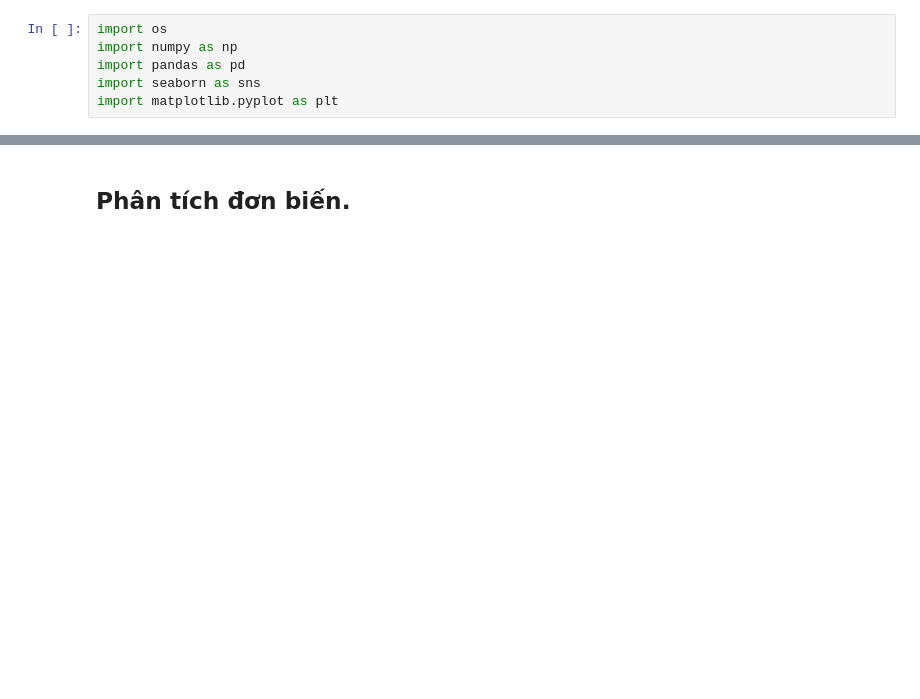
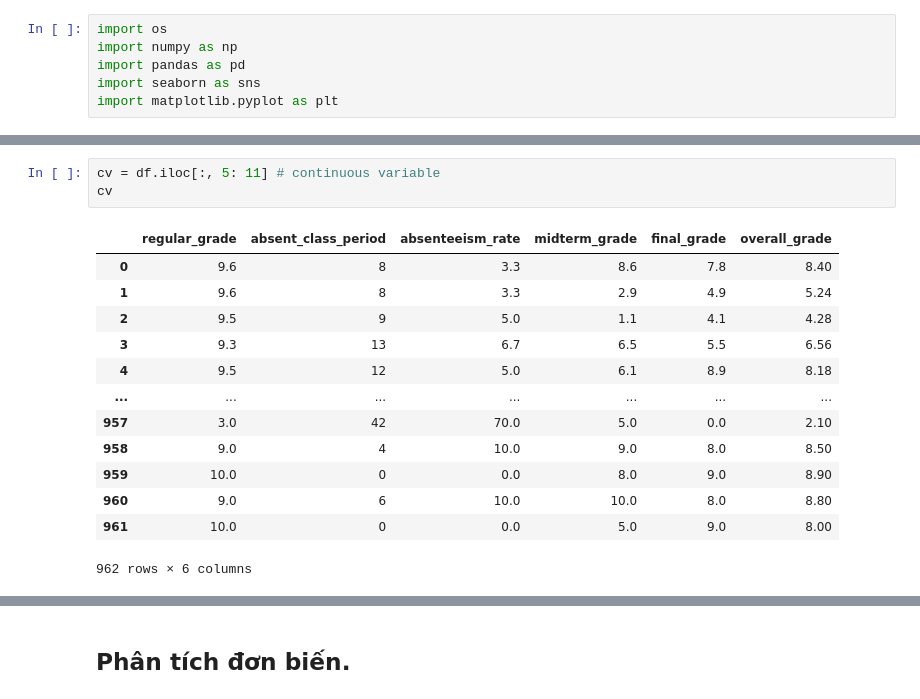
Before and after one commit to CDKhoaaaa/Graduation_Thesis, a Jupyter notebook: notebooks/exploration/EDA.ipynb, the cells around one changed output, grey strips where cells are left out. Cells and saved outputs as stored; diff of their text form; blank space fills up the shorter version.

```diff
--- a/notebooks/exploration/EDA.ipynb
+++ b/notebooks/exploration/EDA.ipynb
@@ -36,0 +30,17 @@ Name: count, dtype: int64
+# %%
+cv = df.iloc[:, 5: 11] # continuous variable
+cv
+# %% [output]
+|  | regular_grade | absent_class_period | absenteeism_rate | midterm_grade | final_grade | overall_grade |
+| 0 | 9.6 | 8 | 3.3 | 8.6 | 7.8 | 8.40 |
+| 1 | 9.6 | 8 | 3.3 | 2.9 | 4.9 | 5.24 |
+| 2 | 9.5 | 9 | 5.0 | 1.1 | 4.1 | 4.28 |
+| 3 | 9.3 | 13 | 6.7 | 6.5 | 5.5 | 6.56 |
+| 4 | 9.5 | 12 | 5.0 | 6.1 | 8.9 | 8.18 |
+| ... | ... | ... | ... | ... | ... | ... |
+| 957 | 3.0 | 42 | 70.0 | 5.0 | 0.0 | 2.10 |
+| 958 | 9.0 | 4 | 10.0 | 9.0 | 8.0 | 8.50 |
+| 959 | 10.0 | 0 | 0.0 | 8.0 | 9.0 | 8.90 |
+| 960 | 9.0 | 6 | 10.0 | 10.0 | 8.0 | 8.80 |
+| 961 | 10.0 | 0 | 0.0 | 5.0 | 9.0 | 8.00 |
+962 rows × 6 columns
```
Also changed, not shown: parts of 34 cells of this notebook, 30 other files.
